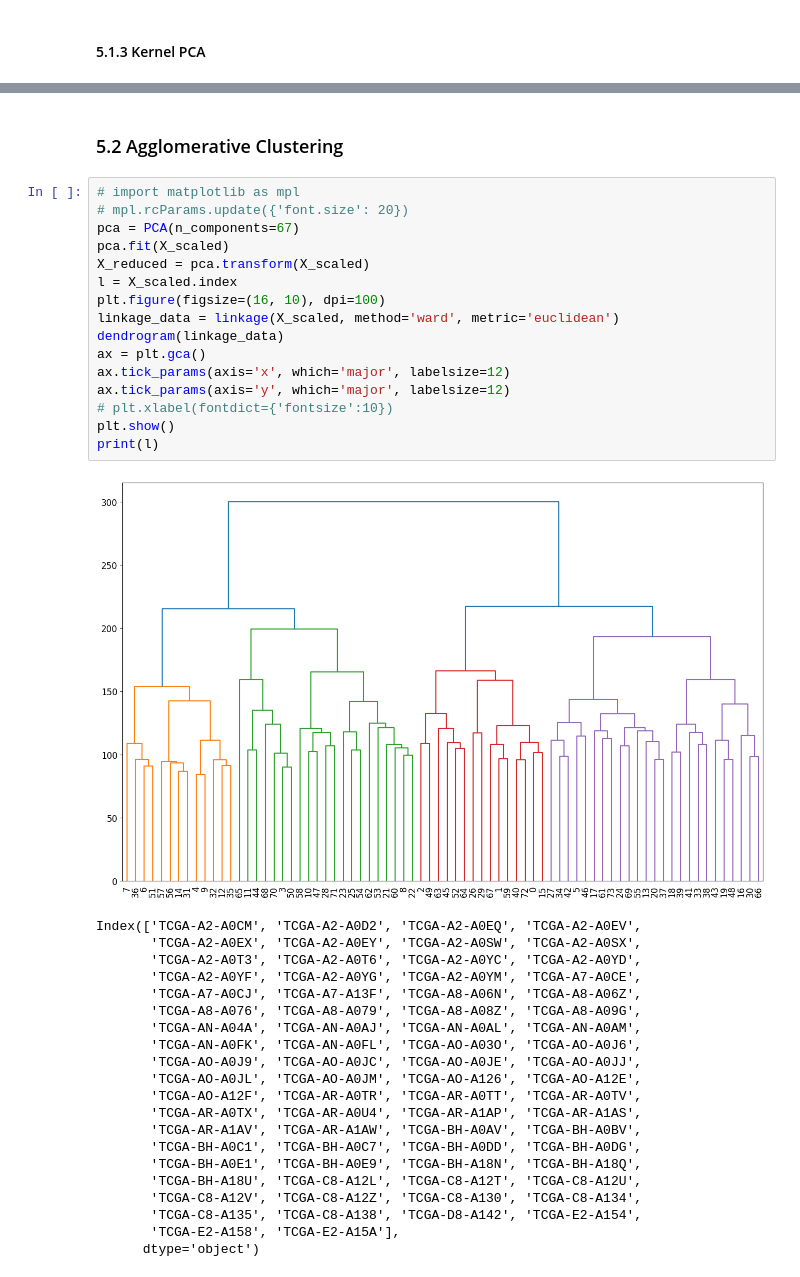
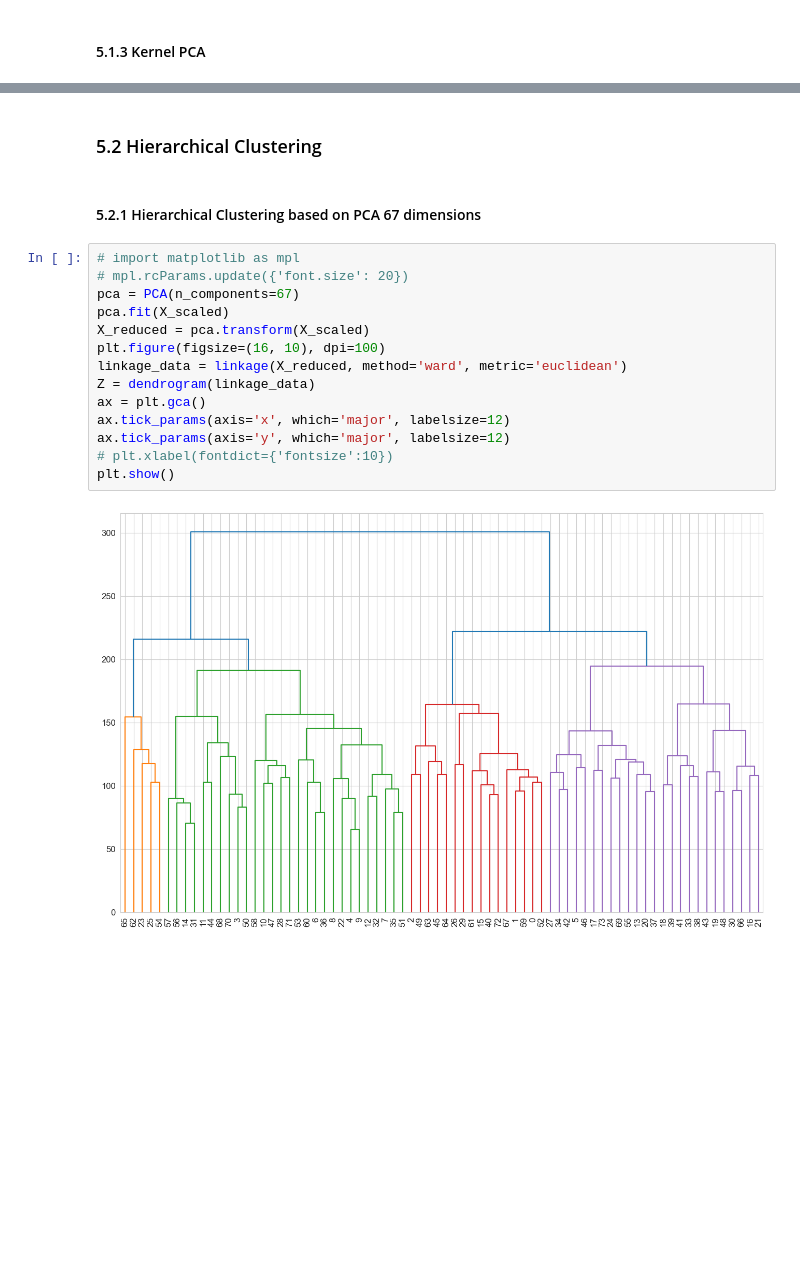
Before and after one commit to Pietro-Gavazzi/linma2472-project, a Jupyter notebook: final-project/final.ipynb, the cells around one changed output, grey strips where cells are left out. Drawn from its saved outputs; the diff is of its cells as text; blank space fills up the shorter version.

```diff
--- a/final-project/final.ipynb
+++ b/final-project/final.ipynb
@@ -505,40 +487,20 @@ plt.show()
 # %% [markdown]
-### 5.2 Agglomerative Clustering
+### 5.2 Hierarchical Clustering
+# %% [markdown]
+#### 5.2.1 Hierarchical Clustering based on PCA 67 dimensions
 # %%
 # import matplotlib as mpl
 # mpl.rcParams.update({'font.size': 20})
 pca = PCA(n_components=67)
 pca.fit(X_scaled)
 X_reduced = pca.transform(X_scaled)
-l = X_scaled.index
 plt.figure(figsize=(16, 10), dpi=100)
-linkage_data = linkage(X_scaled, method='ward', metric='euclidean')
-dendrogram(linkage_data)
+linkage_data = linkage(X_reduced, method='ward', metric='euclidean')
+Z = dendrogram(linkage_data)
 ax = plt.gca()
 ax.tick_params(axis='x', which='major', labelsize=12)
 ax.tick_params(axis='y', which='major', labelsize=12)
 # plt.xlabel(fontdict={'fontsize':10})
 plt.show()
-print(l)
 # %% [output]
-[figure, old version]
+[figure, new version]
-Index(['TCGA-A2-A0CM', 'TCGA-A2-A0D2', 'TCGA-A2-A0EQ', 'TCGA-A2-A0EV',
-       'TCGA-A2-A0EX', 'TCGA-A2-A0EY', 'TCGA-A2-A0SW', 'TCGA-A2-A0SX',
-       'TCGA-A2-A0T3', 'TCGA-A2-A0T6', 'TCGA-A2-A0YC', 'TCGA-A2-A0YD',
-       'TCGA-A2-A0YF', 'TCGA-A2-A0YG', 'TCGA-A2-A0YM', 'TCGA-A7-A0CE',
-       'TCGA-A7-A0CJ', 'TCGA-A7-A13F', 'TCGA-A8-A06N', 'TCGA-A8-A06Z',
-       'TCGA-A8-A076', 'TCGA-A8-A079', 'TCGA-A8-A08Z', 'TCGA-A8-A09G',
-       'TCGA-AN-A04A', 'TCGA-AN-A0AJ', 'TCGA-AN-A0AL', 'TCGA-AN-A0AM',
-       'TCGA-AN-A0FK', 'TCGA-AN-A0FL', 'TCGA-AO-A03O', 'TCGA-AO-A0J6',
-       'TCGA-AO-A0J9', 'TCGA-AO-A0JC', 'TCGA-AO-A0JE', 'TCGA-AO-A0JJ',
-       'TCGA-AO-A0JL', 'TCGA-AO-A0JM', 'TCGA-AO-A126', 'TCGA-AO-A12E',
-       'TCGA-AO-A12F', 'TCGA-AR-A0TR', 'TCGA-AR-A0TT', 'TCGA-AR-A0TV',
-       'TCGA-AR-A0TX', 'TCGA-AR-A0U4', 'TCGA-AR-A1AP', 'TCGA-AR-A1AS',
-       'TCGA-AR-A1AV', 'TCGA-AR-A1AW', 'TCGA-BH-A0AV', 'TCGA-BH-A0BV',
-       'TCGA-BH-A0C1', 'TCGA-BH-A0C7', 'TCGA-BH-A0DD', 'TCGA-BH-A0DG',
-       'TCGA-BH-A0E1', 'TCGA-BH-A0E9', 'TCGA-BH-A18N', 'TCGA-BH-A18Q',
-       'TCGA-BH-A18U', 'TCGA-C8-A12L', 'TCGA-C8-A12T', 'TCGA-C8-A12U',
-       'TCGA-C8-A12V', 'TCGA-C8-A12Z', 'TCGA-C8-A130', 'TCGA-C8-A134',
-       'TCGA-C8-A135', 'TCGA-C8-A138', 'TCGA-D8-A142', 'TCGA-E2-A154',
-       'TCGA-E2-A158', 'TCGA-E2-A15A'],
-      dtype='object')
```
Also changed, not shown: parts of 17 cells of this notebook, 4 other files.
